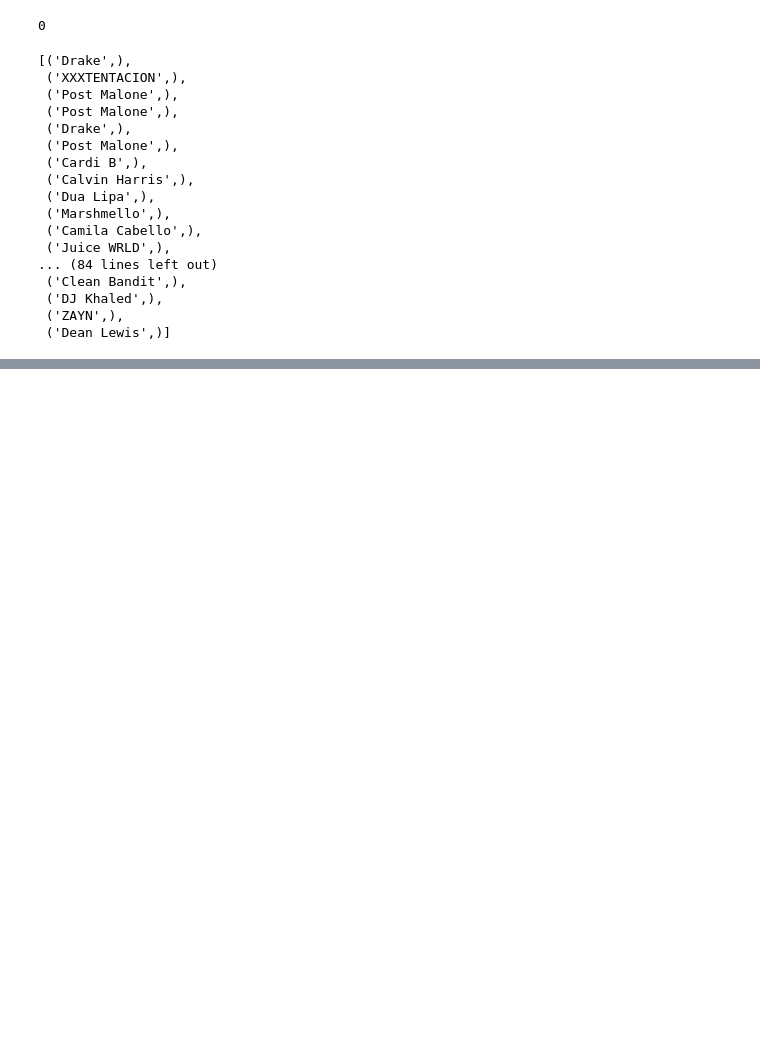
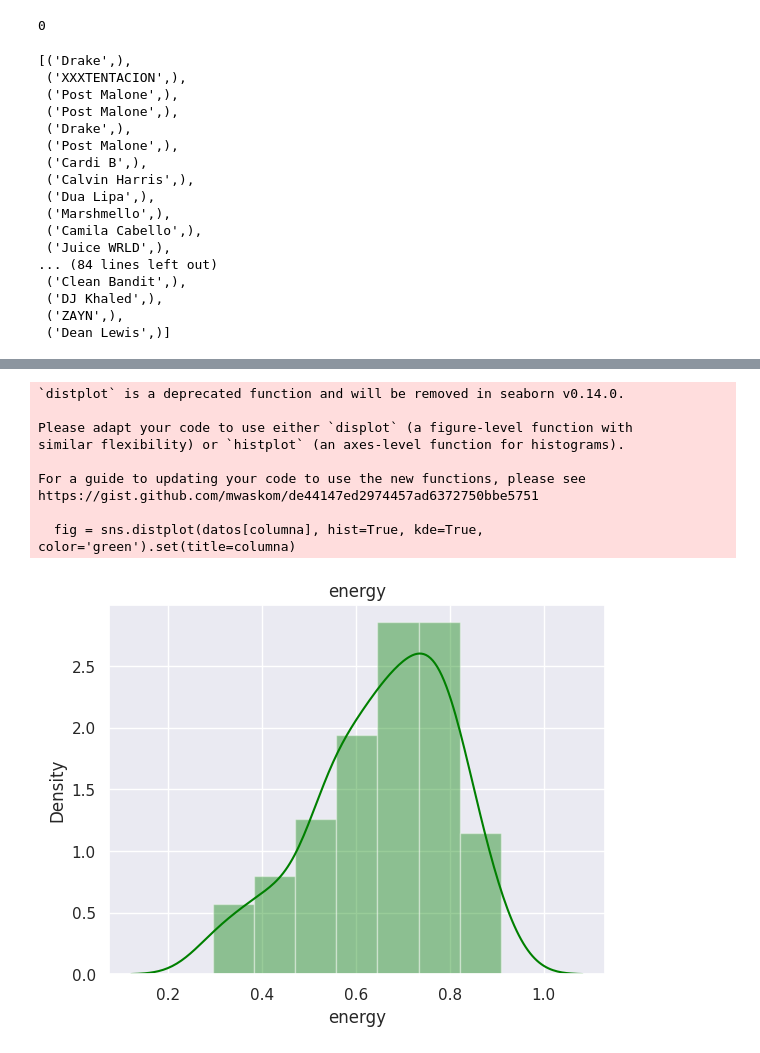
Before and after one commit to Barrero1/Proyecto-Flask, a Jupyter notebook: prubas.ipynb, the cells around one changed output, grey strips where cells are left out. Drawn from its saved outputs; the diff is of its cells as text; code cells hidden in the pictures; blank space fills up the shorter version.

```diff
--- a/prubas.ipynb
+++ b/prubas.ipynb
@@ -180,0 +266,27 @@ artistas()
+# %%
+def graficos_hist(columna):
+    """Esta función devuelve un histograma de densidad del la columna indicada
+
+    Args:
+        columna (str): columna del dataframe (columna tipo numérica)
+
+    Returns:
+        plot: histograma de densidad
+    """
+    fig = sns.distplot(datos[columna], hist=True, kde=True, color='green').set(title=columna)
+
+    return fig
+# %%
+fig = graficos_hist('energy')
+plt.savefig('./static/imagenes/histograma.png')
+# %% [output]
+`distplot` is a deprecated function and will be removed in seaborn v0.14.0.
+
+Please adapt your code to use either `displot` (a figure-level function with
+similar flexibility) or `histplot` (an axes-level function for histograms).
+
+For a guide to updating your code to use the new functions, please see
+https://gist.github.com/mwaskom/de44147ed2974457ad6372750bbe5751
+
+  fig = sns.distplot(datos[columna], hist=True, kde=True, color='green').set(title=columna)
+[figure, added]
```
Also changed, not shown: parts of 9 cells of this notebook, 16 other files.
